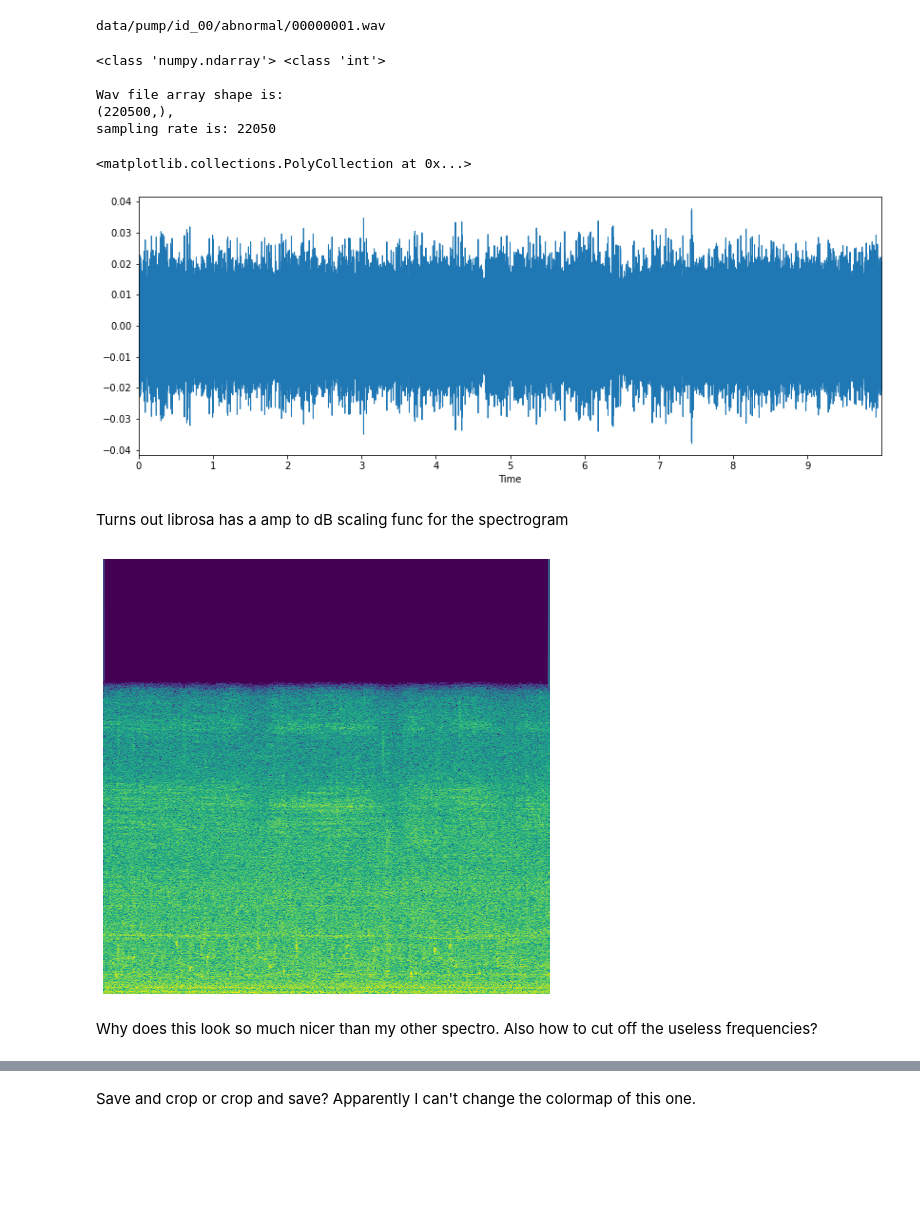
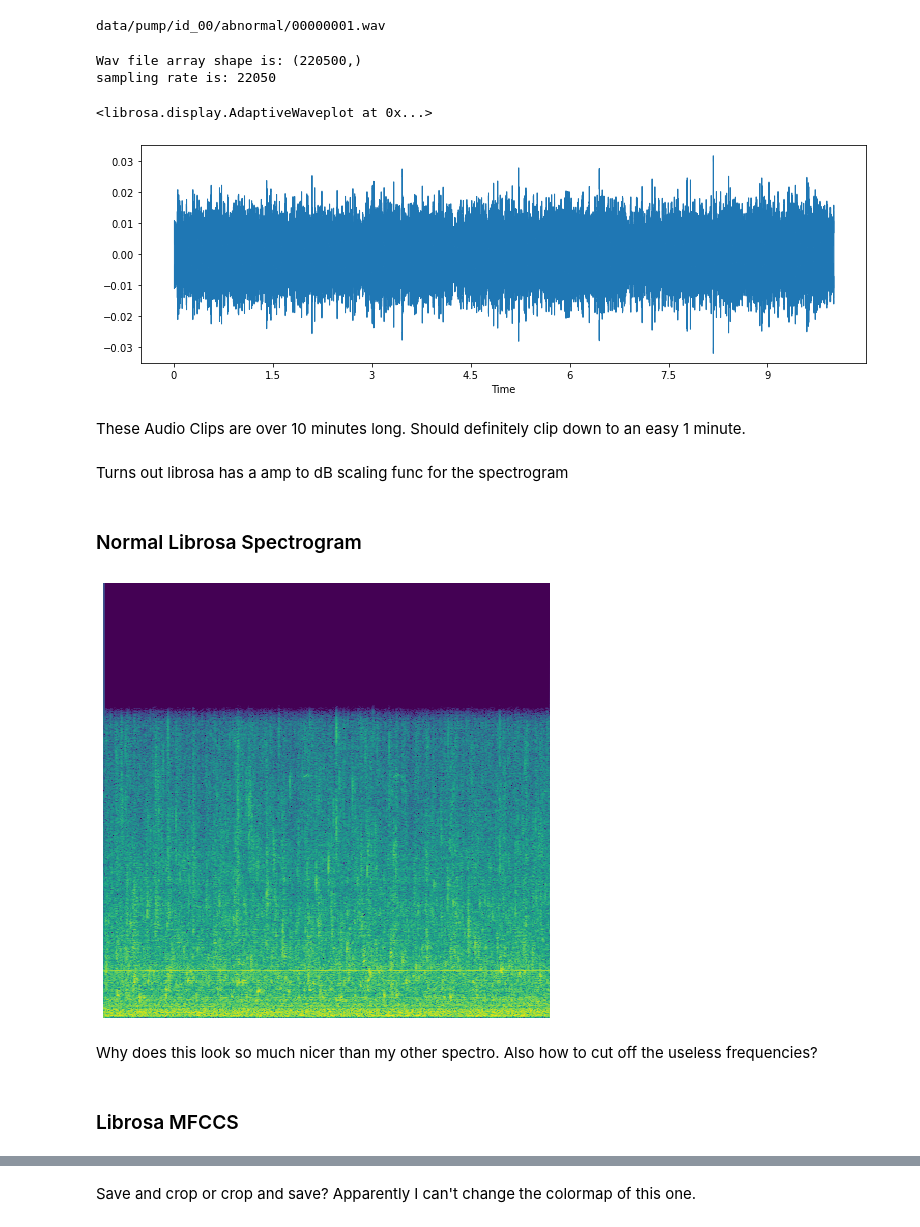
Before and after one commit to PeterFriedrich/machine-sound-prediction, a Jupyter notebook: upgraded-audio-pre-processing.ipynb, the cells around one changed output, grey strips where cells are left out. Cells and saved outputs as stored; diff of their text form; code cells hidden in the pictures; blank space fills up the shorter version.

Commit message:
Updated Pre-process code for updated library
Librosa library is now 9.1, and functions have been
changed around, needed to update things.

```diff
--- a/upgraded-audio-pre-processing.ipynb
+++ b/upgraded-audio-pre-processing.ipynb
@@ -11,23 +15,20 @@ ls data/pump/id_00/abnormal/00000001.wav
 data/pump/id_00/abnormal/00000001.wav
 # %%
 audio_path = 'data/pump/id_00/normal/00000000.wav'
-x , sr = librosa.load(audio_path)
-print(type(x), type(sr),)
-print(f"\nWav file array shape is:\n{x.shape},\nsampling rate is: {sr}")
+
+y , sr = librosa.load(audio_path)
+
+#print(type(x), type(sr),)
+print(f"\nWav file array shape is: {y.shape}\nsampling rate is: {sr}")
 # %% [output]
-<class 'numpy.ndarray'> <class 'int'>
-
-Wav file array shape is:
-(220500,),
+Wav file array shape is: (220500,)
 sampling rate is: 22050
 # %%
 #display waveform
 %matplotlib inline
-import matplotlib.pyplot as plt
-import librosa.display
 
-plt.figure(figsize=(14, 5))
-librosa.display.waveplot(x, sr=sr)
+plt.figure(figsize=(13, 4))
+librosa.display.waveshow(y, sr=sr)
 # %% [output]
-<matplotlib.collections.PolyCollection at 0x...>
+<librosa.display.AdaptiveWaveplot at 0x...>
-[figure, old version]
+[figure, new version]
@@ -38 +35,3 @@ plt.pcolormesh?
+# %% [markdown]
+These Audio Clips are over 10 minutes long. Should definitely clip down to an easy 1 minute.
 # %%
@@ -41,16 +40,20 @@ Xdb = librosa.amplitude_to_db(abs(X)) # does dB scaling of the spectro
 # %% [markdown]
 Turns out librosa has a amp to dB scaling func for the spectrogram
+# %% [markdown]
+### Normal Librosa Spectrogram
 # %%
 #display Spectrogram
 plt.figure(figsize=(8, 8))
-fig = librosa.display.specshow(Xdb, sr=sr, x_axis='time', y_axis='hz',cmap='viridis')
+fig = librosa.display.specshow(Ydb, sr=sr, x_axis='time', y_axis='hz',cmap='viridis')
 plt.axis('off')
 fig.axes.get_xaxis().set_visible(False)
 fig.axes.get_yaxis().set_visible(False)
 #If to pring log of frequencies
 #librosa.display.specshow(Xdb, sr=sr, x_axis='time', y_axis='log')
 # %% [output]
-[figure, old version]
+[figure, new version]
 # %% [markdown]
 Why does this look so much nicer than my other spectro. Also how to cut off the useless frequencies?
+# %% [markdown]
+### Librosa MFCCS
 # %%
```
Also changed, not shown: parts of 6 cells of this notebook, 1 other file.
